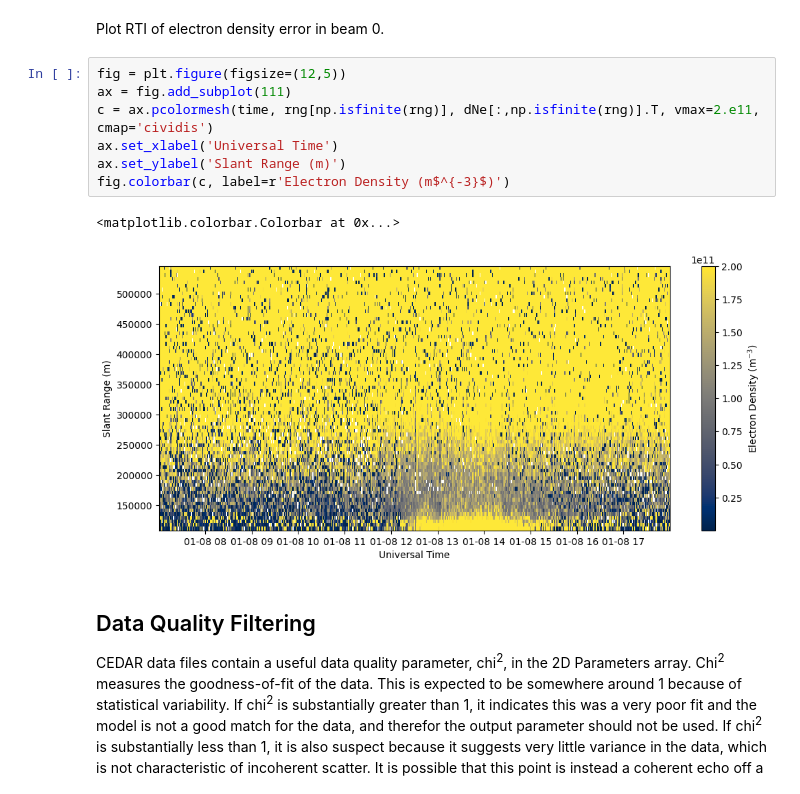
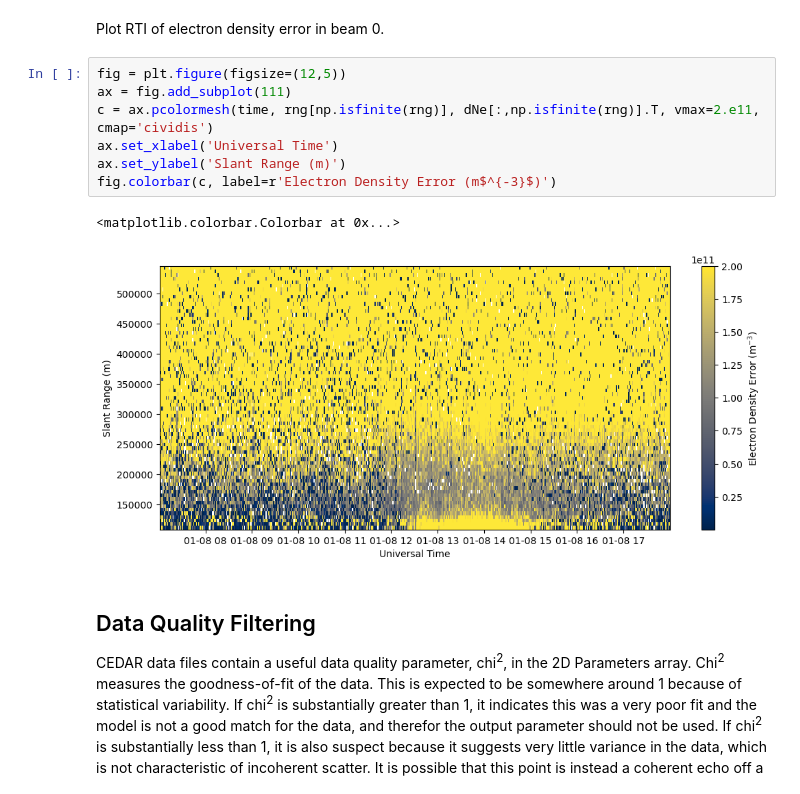
Before and after one commit to amisr/amisr_user_manual, a Jupyter notebook: errors_madrigal.ipynb, the cells around one changed output. Saved outputs shown, nothing was run; the diff lists cells and outputs as text.

Commit message:
Fixed bug with mislabeled color bar in error notebooks.

```diff
--- a/errors_madrigal.ipynb
+++ b/errors_madrigal.ipynb
@@ -72,13 +72,13 @@ Plot RTI of electron density error in beam 0.
 # %%
 fig = plt.figure(figsize=(12,5))
 ax = fig.add_subplot(111)
 c = ax.pcolormesh(time, rng[np.isfinite(rng)], dNe[:,np.isfinite(rng)].T, vmax=2.e11, cmap='cividis')
 ax.set_xlabel('Universal Time')
 ax.set_ylabel('Slant Range (m)')
-fig.colorbar(c, label=r'Electron Density (m$^{-3}$)')
+fig.colorbar(c, label=r'Electron Density Error (m$^{-3}$)')
 # %% [output]
 <matplotlib.colorbar.Colorbar at 0x...>
-[figure, old version]
+[figure, new version]
 # %% [markdown]
 ## Data Quality Filtering
 CEDAR data files contain a useful data quality parameter, chi<sup>2</sup>,  in the 2D Parameters array. Chi<sup>2</sup> measures the goodness-of-fit of the data. This is expected to be somewhere around 1 because of statistical variability. If chi<sup>2</sup> is substantially greater than 1, it indicates this was a very poor fit and the model is not a good match for the data, and therefor the output parameter should not be used. If chi<sup>2</sup> is substantially less than 1, it is also suspect because it suggests very little variance in the data, which is not characteristic of incoherent scatter. It is possible that this point is instead a coherent echo off a hard-target (such as a metallic satellite in the radar’s beam), which erroneously looks like a very high density value with a very low error. A reasonable value for chi<sup>2</sup> is between 0.1 - 10 for most situations.
```
Also changed, not shown: parts of 3 cells of this notebook, 1 other file.
